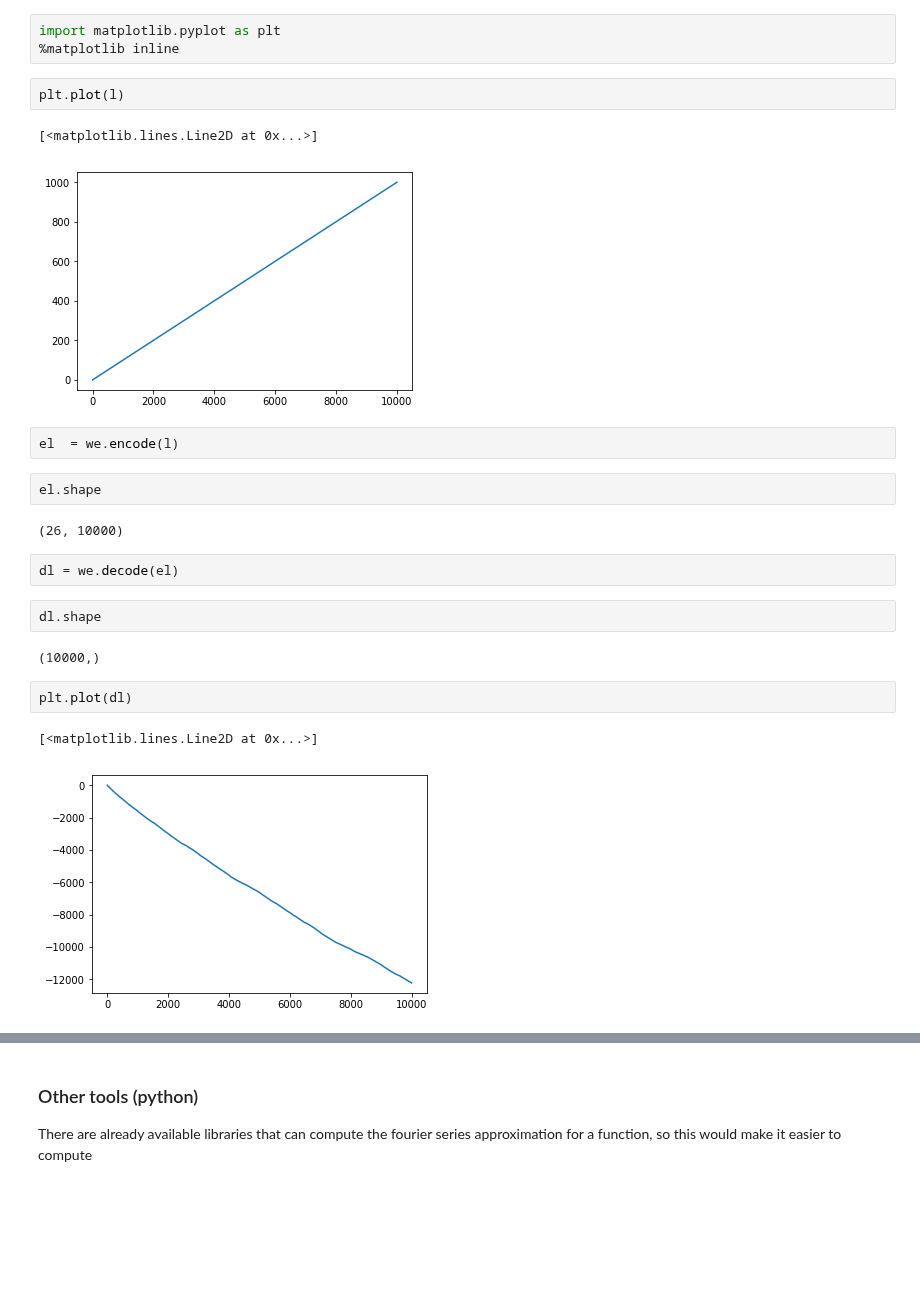
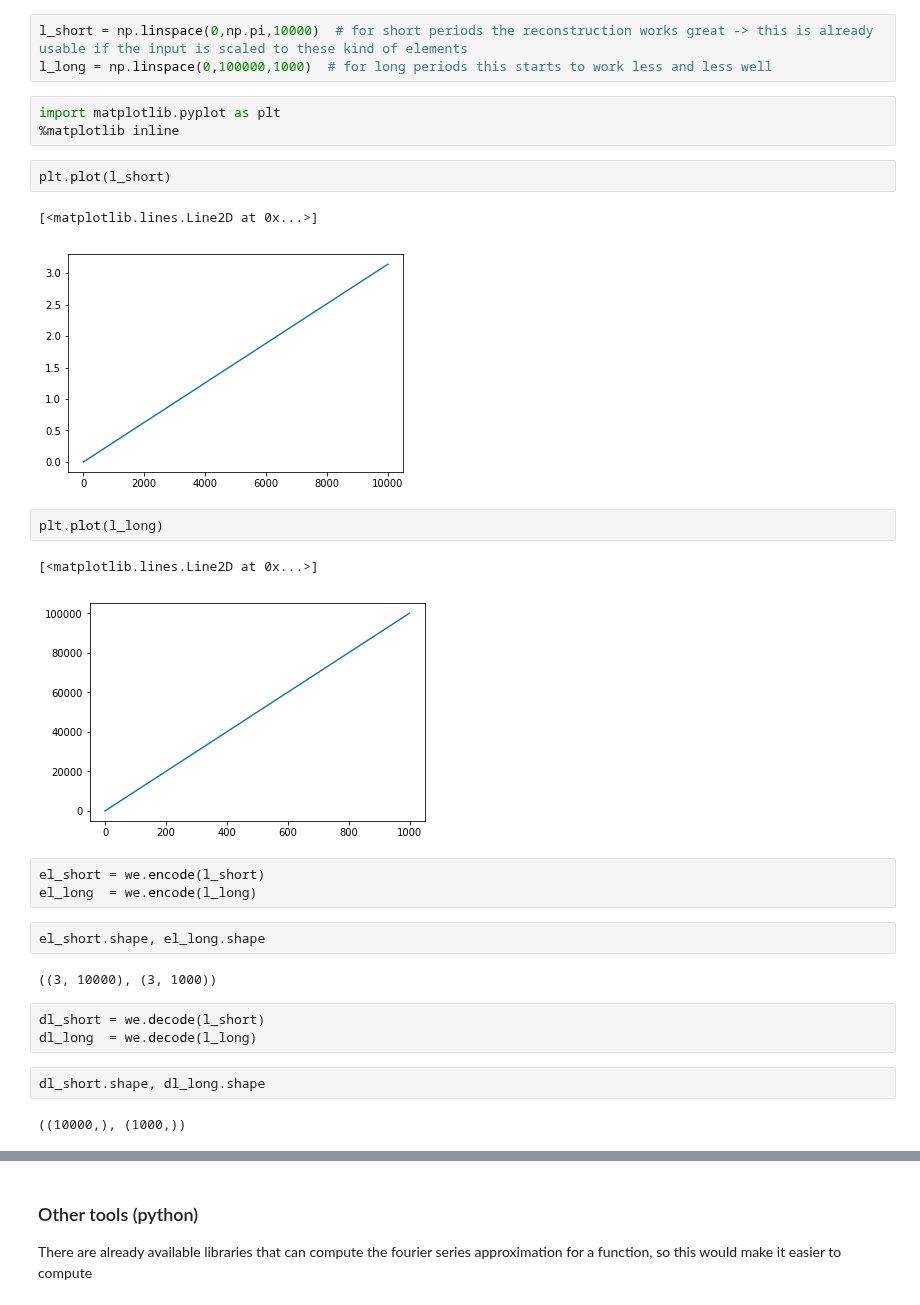
Before and after one commit to leomrocha/minibrain, a Jupyter notebook: predictors/sequence/midi_encoding.ipynb, the cells around one changed output, grey strips where cells are left out. Drawn from its saved outputs; the diff is of its cells as text; blank space fills up the shorter version.

```diff
--- a/predictors/sequence/midi_encoding.ipynb
+++ b/predictors/sequence/midi_encoding.ipynb
@@ -335,25 +353,30 @@ l = np.linspace(0,1000,10000)
+# %%
+l_short = np.linspace(0,np.pi,10000)  # for short periods the reconstruction works great -> this is already usable if the input is scaled to these kind of elements
+l_long = np.linspace(0,100000,1000)  # for long periods this starts to work less and less well
 # %%
 import matplotlib.pyplot as plt
 %matplotlib inline
 # %%
-plt.plot(l)
+plt.plot(l_short)
 # %% [output]
 [<matplotlib.lines.Line2D at 0x...>]
-[figure, old version]
+[figure, new version]
-# %%
-el  = we.encode(l)
-# %%
-el.shape
-# %% [output]
-(26, 10000)
-# %%
-dl = we.decode(el)
-# %%
-dl.shape
-# %% [output]
-(10000,)
 # %%
-plt.plot(dl)
+plt.plot(l_long)
 # %% [output]
 [<matplotlib.lines.Line2D at 0x...>]
-[figure, old version]
+[figure, new version]
+# %%
+el_short = we.encode(l_short)
+el_long  = we.encode(l_long)
+# %%
+el_short.shape, el_long.shape
+# %% [output]
+((3, 10000), (3, 1000))
+# %%
+dl_short = we.decode(l_short)
+dl_long  = we.decode(l_long)
+# %%
+dl_short.shape, dl_long.shape
+# %% [output]
+((10000,), (1000,))
```
Also changed, not shown: parts of 16 cells of this notebook.
